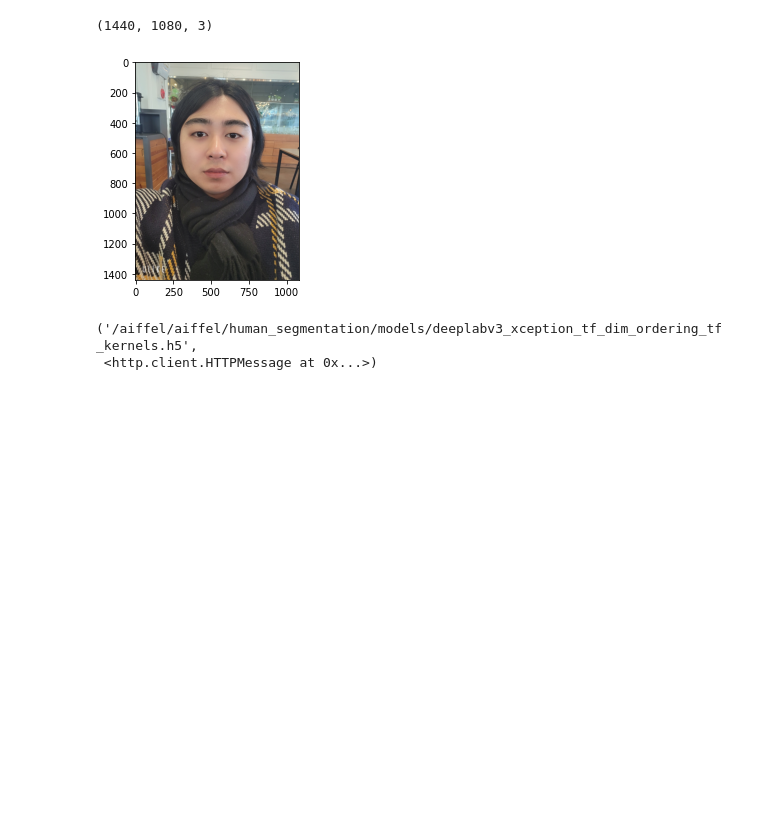
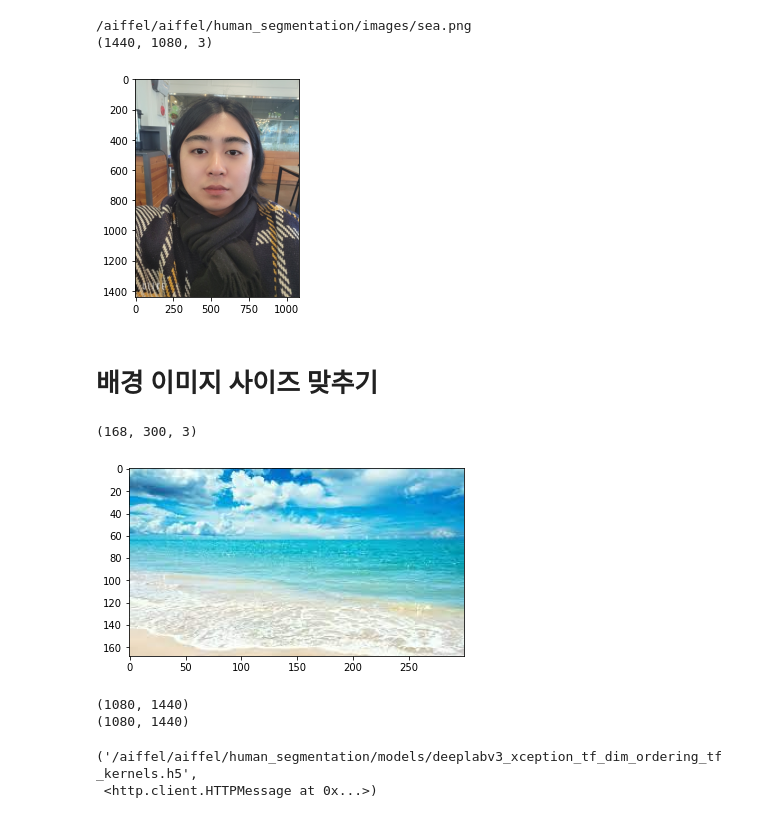
Before and after one commit to tmsk0711/AIFFEL_TEST, a Jupyter notebook: EXPLORATION_07.ipynb, the cells around one changed output. Cells and saved outputs as stored; diff of their text form; code cells hidden in the pictures; blank space fills up the shorter version.

```diff
--- a/EXPLORATION_07.ipynb
+++ b/EXPLORATION_07.ipynb
@@ -5,6 +5,7 @@ import cv2
 import numpy as np
 from pixellib.semantic import semantic_segmentation
 from matplotlib import pyplot as plt
+from PIL import Image
 
 # urllib는 웹에서 데이터를 다운로드할 때 사용합니다.
 # cv2는 OpenCV 라이브러리로 이미지를 처리하기 위해 필요합니다.
@@ -13,10 +14,36 @@ from matplotlib import pyplot as plt
 
 img_path = os.getenv('HOME')+'/aiffel/human_segmentation/images/my_image.png'
 img_orig = cv2.imread(img_path)
+bg_path = os.getenv('HOME')+'/aiffel/human_segmentation/images/sea.png'
+bg_orig = cv2.imread(bg_path)
+print(bg_path)
 
 print(img_orig.shape)
 plt.imshow(cv2.cvtColor(img_orig, cv2.COLOR_BGR2RGB))
 plt.show()
 # %% [output]
+/aiffel/aiffel/human_segmentation/images/sea.png
 (1440, 1080, 3)
 [figure]
+# %% [markdown]
+# 배경 이미지 사이즈 맞추기
+# %%
+print(bg_orig.shape)
+plt.imshow(cv2.cvtColor(bg_orig, cv2.COLOR_BGR2RGB))
+plt.show()
+# %% [output]
+(168, 300, 3)
+[figure, added]
+# %%
+img = Image.open('/aiffel/aiffel/human_segmentation/images/my_image.png')
+img_size=img.size
+print(img_size)
+
+background = Image.open('/aiffel/aiffel/human_segmentation/images/sea.png')
+
+background_resize = background.resize((1080, 1440))
+print(background_resize.size)
+background_resize.save('/aiffel/aiffel/human_segmentation/images/sea2.png')
+# %% [output]
+(1080, 1440)
+(1080, 1440)
```
Also changed, not shown: parts of 10 cells of this notebook.
